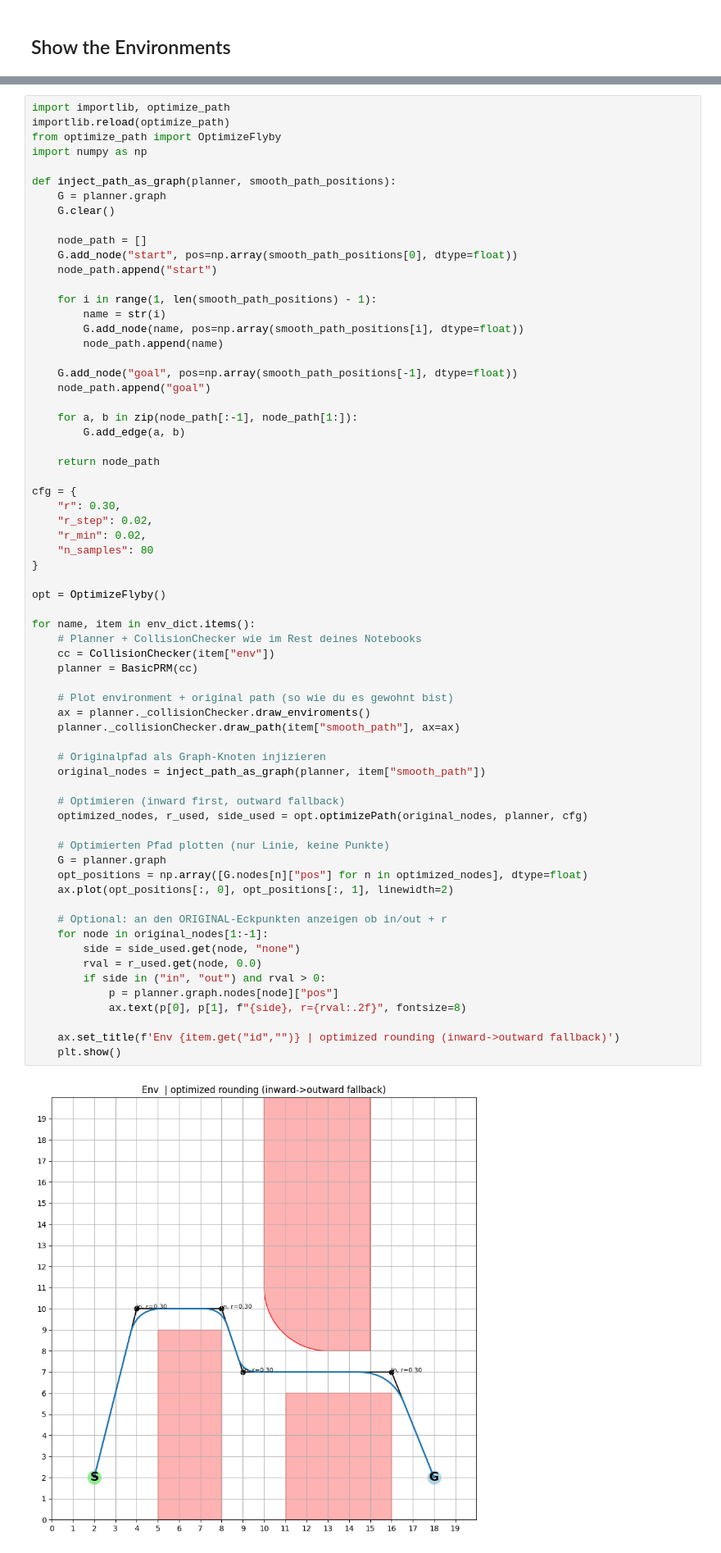
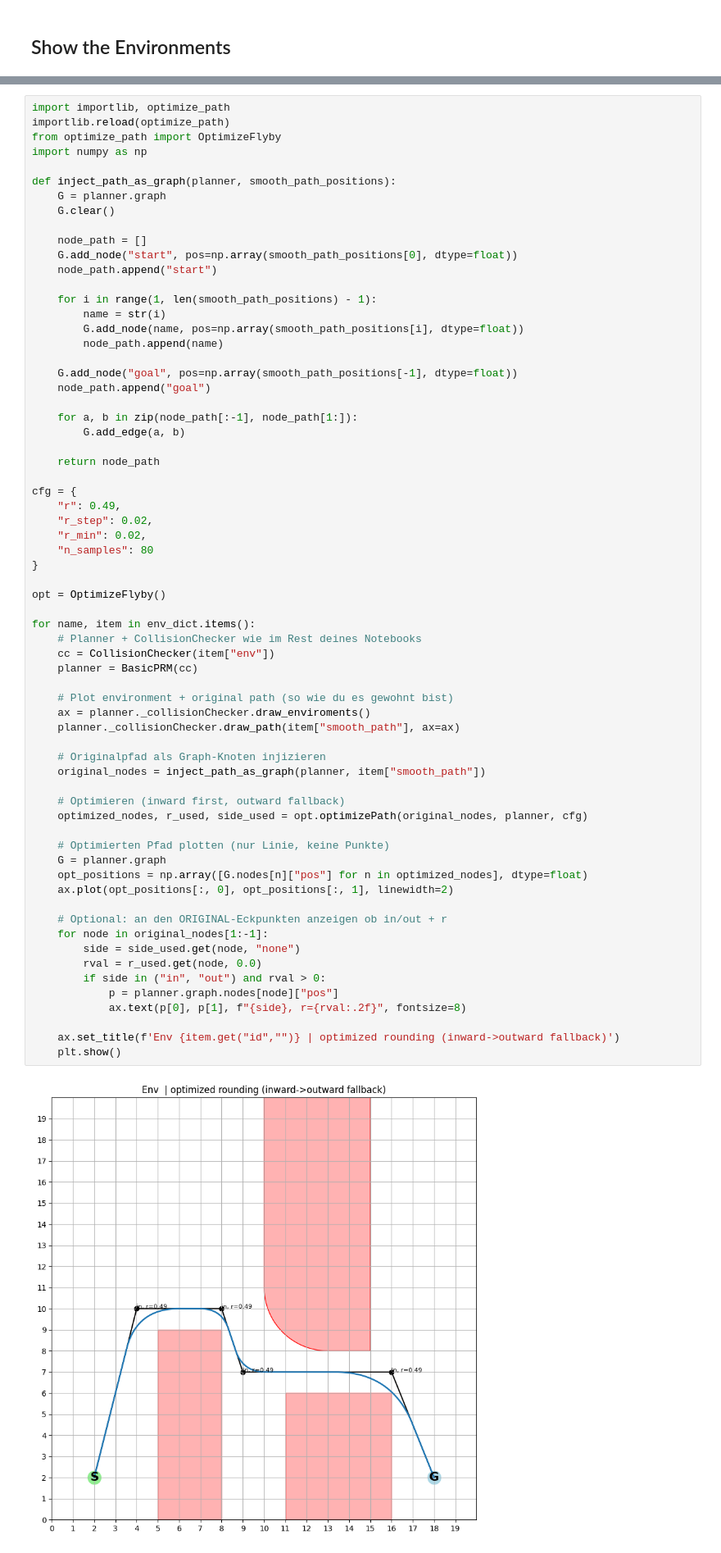
Before and after one commit to Nico-Sander/robotprogramming-project-2526, a Jupyter notebook: src/main.ipynb, the cells around one changed output, grey strips where cells are left out. Shown: that part at 82% size. Drawn from its saved outputs; the diff is of its cells as text.

```diff
--- a/src/main.ipynb
+++ b/src/main.ipynb
@@ -91,7 +91,7 @@ def inject_path_as_graph(planner, smooth_path_positions):
     return node_path
 
 cfg = {
-    "r": 0.30,
+    "r": 0.49,
     "r_step": 0.02,
     "r_min": 0.02,
     "n_samples": 80
@@ -103,31 +103,31 @@ for name, item in env_dict.items():
     # Planner + CollisionChecker wie im Rest deines Notebooks
     cc = CollisionChecker(item["env"])
     planner = BasicPRM(cc)
 
     # Plot environment + original path (so wie du es gewohnt bist)
     ax = planner._collisionChecker.draw_enviroments()
     planner._collisionChecker.draw_path(item["smooth_path"], ax=ax)
 
     # Originalpfad als Graph-Knoten injizieren
     original_nodes = inject_path_as_graph(planner, item["smooth_path"])
 
     # Optimieren (inward first, outward fallback)
     optimized_nodes, r_used, side_used = opt.optimizePath(original_nodes, planner, cfg)
 
     # Optimierten Pfad plotten (nur Linie, keine Punkte)
     G = planner.graph
     opt_positions = np.array([G.nodes[n]["pos"] for n in optimized_nodes], dtype=float)
     ax.plot(opt_positions[:, 0], opt_positions[:, 1], linewidth=2)
 
     # Optional: an den ORIGINAL-Eckpunkten anzeigen ob in/out + r
     for node in original_nodes[1:-1]:
         side = side_used.get(node, "none")
         rval = r_used.get(node, 0.0)
         if side in ("in", "out") and rval > 0:
             p = planner.graph.nodes[node]["pos"]
             ax.text(p[0], p[1], f"{side}, r={rval:.2f}", fontsize=8)
 
     ax.set_title(f'Env {item.get("id","")} | optimized rounding (inward->outward fallback)')
     plt.show()
 # %% [output]
-[figure, old version]
+[figure, new version]
```
Also changed, not shown: parts of 1 cell of this notebook, 1 other file.
